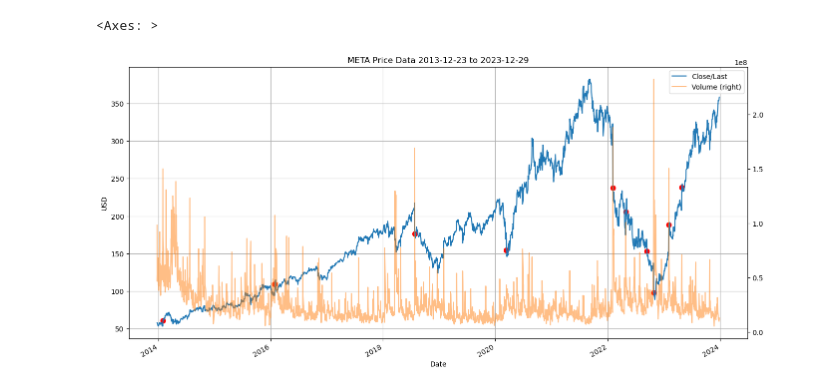
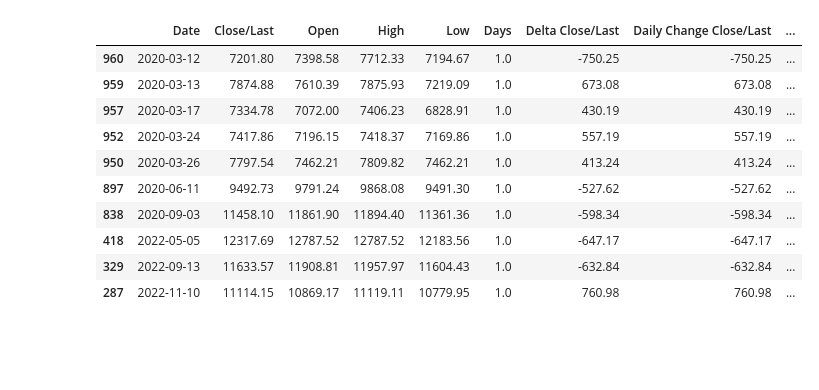
Before and after one commit to rutgers-bootcamp-project-1-team-5/git-practice, a Jupyter notebook: stock_price_data.ipynb, the cells around one changed output. Cells and saved outputs as stored; diff of their text form; code cells hidden in the pictures; blank space fills up the shorter version.

```diff
--- a/stock_price_data.ipynb
+++ b/stock_price_data.ipynb
@@ -49,12 +58,18 @@ highlight_df = stock_price_df[(stock_price_df['% Change Close/Last'] < -0.1) | (
-# %%
-figsize = (16, 8)
-start = oldest_date # datetime(2022, 1, 1)
-end = newest_date
-
-ax = highlight_df[(stock_price_df['Date'] >= start) & (stock_price_df['Date'] < end)].plot('Date', 'Close/Last', kind='scatter', color='r', s=50)
-stock_price_df[(stock_price_df['Date'] >= start) & (stock_price_df['Date'] < end)].plot(
-    'Date', 'Close/Last', figsize=figsize, title=f'META Price Data {start.date()} to {end.date()}', ylabel='USD', ax=ax, grid=True)
-stock_price_df[(stock_price_df['Date'] >= start) & (stock_price_df['Date'] < end)].plot('Date', 'Volume', ax=ax, secondary_y=True, alpha=0.5)
-# %% [output]
-<Axes: >
-[figure, removed]
+# %%
+# Set up a data frame to highlight the percent changes in stock price we are interested in
+change_range = 0.05
+highlight_df = stock_price_df[(stock_price_df['% Change Close/Last'] < -change_range) | (stock_price_df['% Change Close/Last'] > change_range)]
+highlight_df
+# highlight_df.to_csv('highlights.csv')
+# %% [output]
+|  | Date | Close/Last | Open | High | Low | Days | Delta Close/Last | Daily Change Close/Last | ... |
+| 960 | 2020-03-12 | 7201.80 | 7398.58 | 7712.33 | 7194.67 | 1.0 | -750.25 | -750.25 | ... |
+| 959 | 2020-03-13 | 7874.88 | 7610.39 | 7875.93 | 7219.09 | 1.0 | 673.08 | 673.08 | ... |
+| 957 | 2020-03-17 | 7334.78 | 7072.00 | 7406.23 | 6828.91 | 1.0 | 430.19 | 430.19 | ... |
+| 952 | 2020-03-24 | 7417.86 | 7196.15 | 7418.37 | 7169.86 | 1.0 | 557.19 | 557.19 | ... |
+| 950 | 2020-03-26 | 7797.54 | 7462.21 | 7809.82 | 7462.21 | 1.0 | 413.24 | 413.24 | ... |
+| 897 | 2020-06-11 | 9492.73 | 9791.24 | 9868.08 | 9491.30 | 1.0 | -527.62 | -527.62 | ... |
+| 838 | 2020-09-03 | 11458.10 | 11861.90 | 11894.40 | 11361.36 | 1.0 | -598.34 | -598.34 | ... |
+| 418 | 2022-05-05 | 12317.69 | 12787.52 | 12787.52 | 12183.56 | 1.0 | -647.17 | -647.17 | ... |
+| 329 | 2022-09-13 | 11633.57 | 11908.81 | 11957.97 | 11604.43 | 1.0 | -632.84 | -632.84 | ... |
+| 287 | 2022-11-10 | 11114.15 | 10869.17 | 11119.11 | 10779.95 | 1.0 | 760.98 | 760.98 | ... |
```
Also changed, not shown: parts of 7 cells of this notebook.
